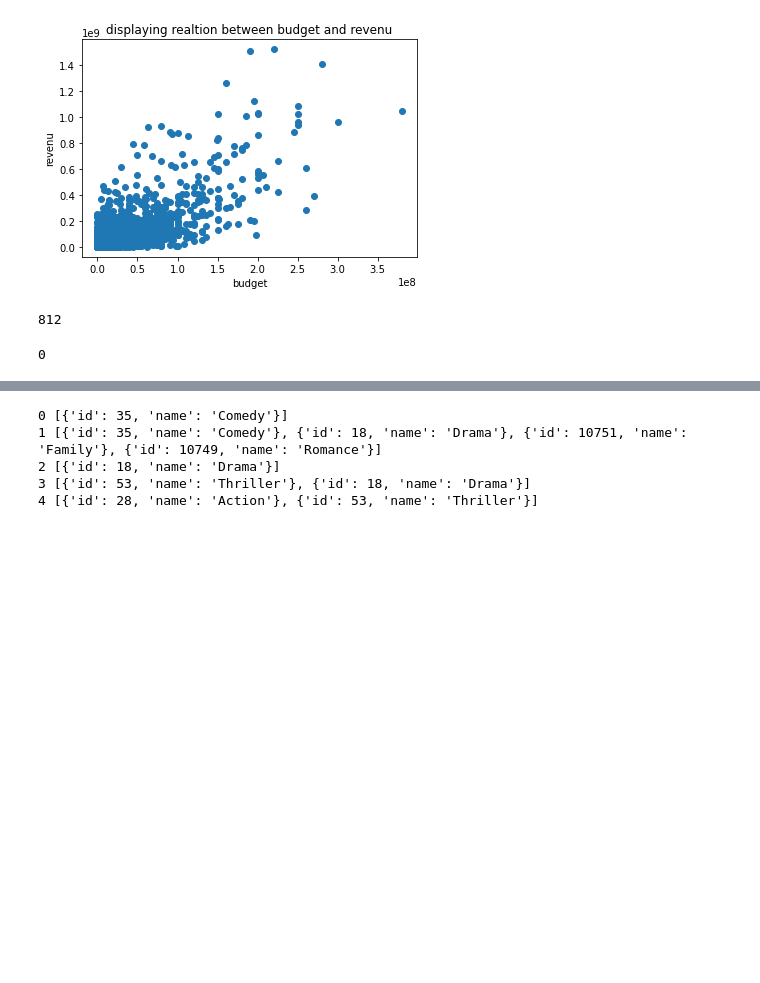
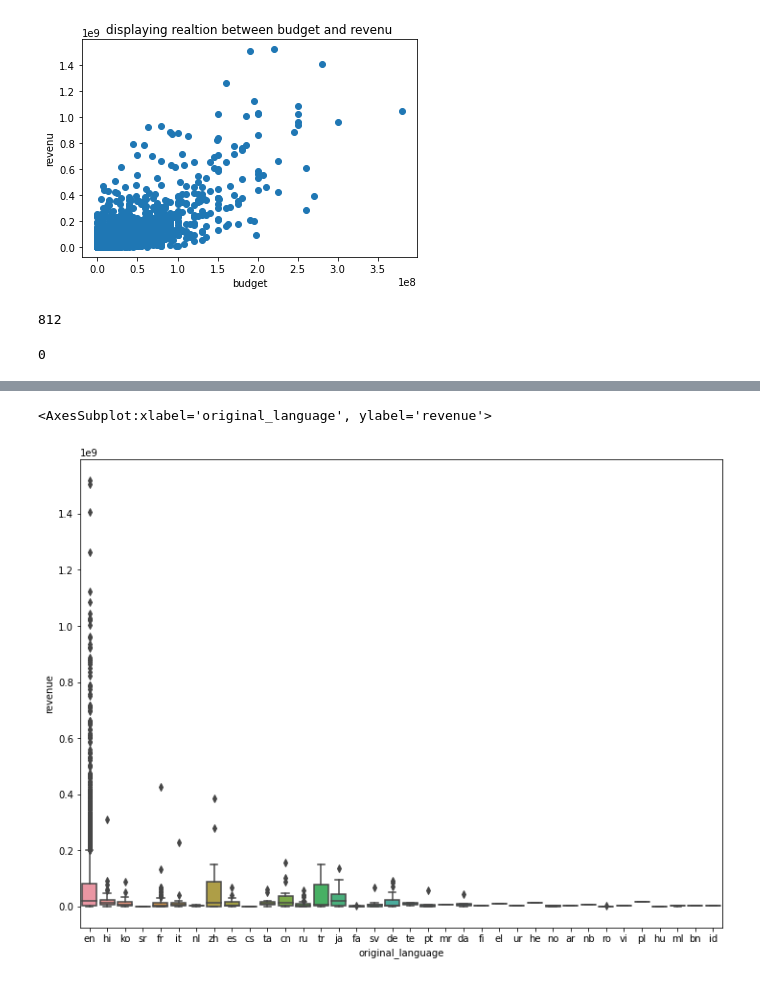
Before and after one commit to mohamedali-sc/TMDB-Box-Office-Prediction, a Jupyter notebook: model.ipynb, the cells around one changed output, grey strips where cells are left out. Saved outputs shown, nothing was run; the diff lists cells and outputs as text; code cells hidden in the pictures; blank space fills up the shorter version.

```diff
--- a/model.ipynb
+++ b/model.ipynb
@@ -124,0 +236,3 @@ for i in test['genres']:
+# %%
+trainData.drop(['imdb_id'], axis=1, inplace=True)
+testData.drop(['imdb_id'], axis=1, inplace=True)
@@ -125,9 +250,6 @@ for i in test['genres']:
 # %%
-for i, e in enumerate(trainData['genres'][:5]):
-    print(i, e)
+plt.subplots(figsize=(12, 9))
+sns.boxplot('original_language','revenue',data=trainData)
 # %% [output]
-0 [{'id': 35, 'name': 'Comedy'}]
-1 [{'id': 35, 'name': 'Comedy'}, {'id': 18, 'name': 'Drama'}, {'id': 10751, 'name': 'Family'}, {'id': 10749, 'name': 'Romance'}]
-2 [{'id': 18, 'name': 'Drama'}]
-3 [{'id': 53, 'name': 'Thriller'}, {'id': 18, 'name': 'Drama'}]
-4 [{'id': 28, 'name': 'Action'}, {'id': 53, 'name': 'Thriller'}]
+<AxesSubplot:xlabel='original_language', ylabel='revenue'>
+[figure, added]
```
Also changed, not shown: parts of 21 cells of this notebook.
